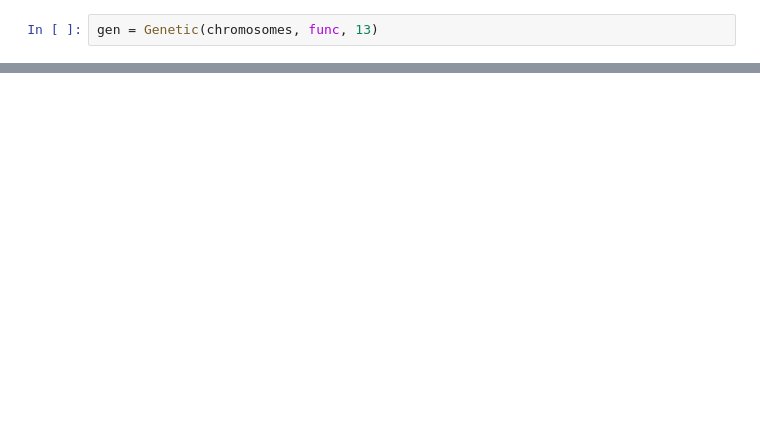
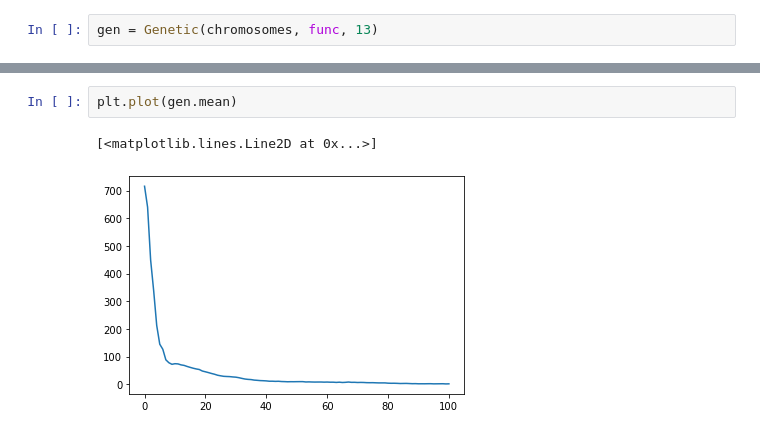
Before and after one commit to jakwisn/metody_inteligencji_obliczeniowej, a Jupyter notebook: zadania/Genetic.ipynb, the cells around one changed output, grey strips where cells are left out. Drawn from its saved outputs; the diff is of its cells as text; blank space fills up the shorter version.

```diff
--- a/zadania/Genetic.ipynb
+++ b/zadania/Genetic.ipynb
@@ -104,0 +131,5 @@ gen.mean
+# %%
+plt.plot(gen.mean)
+# %% [output]
+[<matplotlib.lines.Line2D at 0x...>]
+[figure, added]
```
Also changed, not shown: parts of 25 cells of this notebook.
